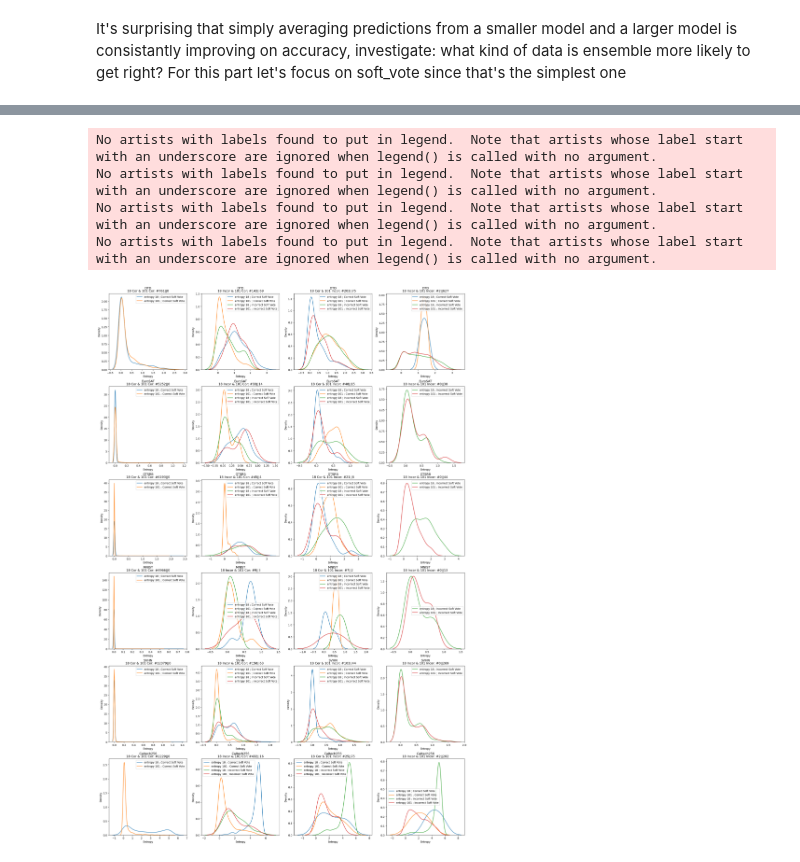
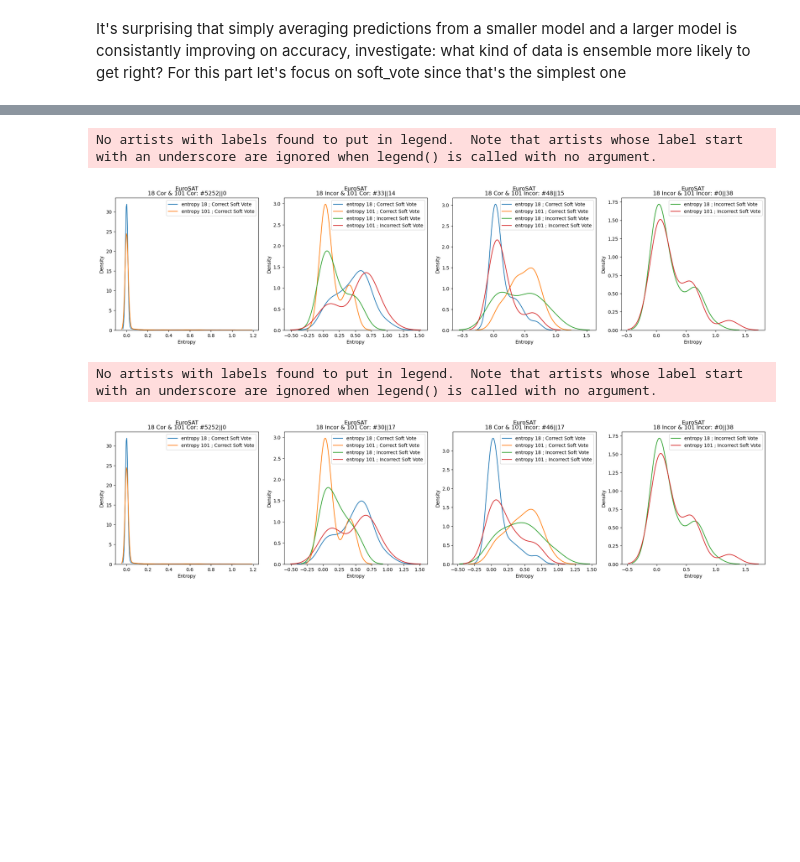
Before and after one commit to TimothyZG/wliura2024, a Jupyter notebook: Analysis/04-ensemble.ipynb, the cells around one changed output, grey strips where cells are left out. Drawn from its saved outputs; the diff is of its cells as text; code cells hidden in the pictures; blank space fills up the shorter version.

```diff
--- a/Analysis/04-ensemble.ipynb
+++ b/Analysis/04-ensemble.ipynb
@@ -68,10 +68,10 @@ for i, ds in enumerate(datasets):
     pred["kl_sqr_weighted_vote"] = vec_weighted_vote(df18, df101, unc_pred["kl_101_18"]**2, unc_pred["kl_18_101"]**2)
     pred["kl_times_ent_weighted_vote"] = vec_weighted_vote(df18, df101, unc_pred["kl_101_18"]*unc_pred["ent_101"], unc_pred["kl_18_101"]*unc_pred["ent_18"])
     ax = axes[i // ncol, i % ncol]
-    barplot(pred,ds,ax)
+    barplot_acc(pred,ds,ax)
 plt.subplots_adjust(hspace=1)
 plt.suptitle("Ensemble Methods Accuracy across Datasets")
-plt.savefig("artifacts/ensemble.png")
+plt.savefig(f"artifacts/{nbn}ensemble.png")
 plt.show()
 # %% [output]
 [figure]
@@ -80,3 +172,4 @@ It's surprising that simply averaging predictions from a smaller model and a lar
 For this part let's focus on soft_vote since that's the simplest one
 # %%
 datasets = ["DTD","EuroSAT","GTSRB","MNIST","SVHN","Caltech256"]
+datasets = ["EuroSAT"]
@@ -160,16 +198,16 @@ def plot_kde(ax, data, title, label_suffix=''):
     ax.set_xlabel('Entropy')
     ax.set_ylabel('Density')
 # %%
-def plot_predictions(pred, unc_pred, axes_row):
+def plot_predictions(pred, unc_pred, axes_row, ens_method):
     conditions = [
-        (pred["pred18"] == pred["target"]) & (pred["pred101"] == pred["target"]) & (pred["soft_vote"] == pred["target"]),
-        (pred["pred18"] != pred["target"]) & (pred["pred101"] == pred["target"]) & (pred["soft_vote"] == pred["target"]),
-        (pred["pred18"] == pred["target"]) & (pred["pred101"] != pred["target"]) & (pred["soft_vote"] == pred["target"]),
-        (pred["pred18"] != pred["target"]) & (pred["pred101"] != pred["target"]) & (pred["soft_vote"] == pred["target"]),
-        (pred["pred18"] == pred["target"]) & (pred["pred101"] == pred["target"]) & (pred["soft_vote"] != pred["target"]),
-        (pred["pred18"] != pred["target"]) & (pred["pred101"] == pred["target"]) & (pred["soft_vote"] != pred["target"]),
-        (pred["pred18"] == pred["target"]) & (pred["pred101"] != pred["target"]) & (pred["soft_vote"] != pred["target"]),
-        (pred["pred18"] != pred["target"]) & (pred["pred101"] != pred["target"]) & (pred["soft_vote"] != pred["target"])
+        (pred["pred18"] == pred["target"]) & (pred["pred101"] == pred["target"]) & (pred[ens_method] == pred["target"]),
+        (pred["pred18"] != pred["target"]) & (pred["pred101"] == pred["target"]) & (pred[ens_method] == pred["target"]),
+        (pred["pred18"] == pred["target"]) & (pred["pred101"] != pred["target"]) & (pred[ens_method] == pred["target"]),
+        (pred["pred18"] != pred["target"]) & (pred["pred101"] != pred["target"]) & (pred[ens_method] == pred["target"]),
+        (pred["pred18"] == pred["target"]) & (pred["pred101"] == pred["target"]) & (pred[ens_method] != pred["target"]),
+        (pred["pred18"] != pred["target"]) & (pred["pred101"] == pred["target"]) & (pred[ens_method] != pred["target"]),
+        (pred["pred18"] == pred["target"]) & (pred["pred101"] != pred["target"]) & (pred[ens_method] != pred["target"]),
+        (pred["pred18"] != pred["target"]) & (pred["pred101"] != pred["target"]) & (pred[ens_method] != pred["target"])
     ]
 
     titles = [
@@ -187,25 +225,41 @@ def plot_predictions(pred, unc_pred, axes_row):
         condition = conditions[i + 4]
         filtered_unc_pred = unc_pred[condition]
         plot_kde(ax, filtered_unc_pred, temp_title+"||"+str(filtered_unc_pred.shape[0]), label_suffix='; Incorrect Soft Vote')
+# %%
+fig, axes = plt.subplots(len(datasets), 4, figsize=(20, 5 * len(datasets)))
+
+# If there's only one dataset, axes will not be a 2D array, so handle that case
+if len(datasets) == 1:
+    axes = [axes]
+
+for i, ds in enumerate(datasets):
+    df18, df101, label, pred, unc_pred = load_data(ds)
+    plot_predictions(pred, unc_pred, axes[i], "soft_vote(avg-softmax)")
+    for ax in axes[i]:
+        ax.text(0.5, 1.05, ds, transform=ax.transAxes, ha='center', va='bottom', fontsize='large')
+
+plt.tight_layout()
+plt.savefig(f"artifacts/{nbn}entropy_conditioned_on_ensemble.png")
+# plt.show()
+# %% [output]
+No artists with labels found to put in legend.  Note that artists whose label start with an underscore are ignored when legend() is called with no argument.
+[figure, added]
 # %%
 fig, axes = plt.subplots(len(datasets), 4, figsize=(20, 5 * len(datasets)))
 
 # If there's only one dataset, axes will not be a 2D array, so handle that case
 if len(datasets) == 1:
     axes = [axes]
 
 for i, ds in enumerate(datasets):
     df18, df101, label, pred, unc_pred = load_data(ds)
-    plot_predictions(pred, unc_pred, axes[i])
+    plot_predictions(pred, unc_pred, axes[i], "ent_pow_kl_weighted_vote")
     for ax in axes[i]:
         ax.text(0.5, 1.05, ds, transform=ax.transAxes, ha='center', va='bottom', fontsize='large')
 
 plt.tight_layout()
-plt.savefig("artifacts/entropy_conditioned_on_ensemble.png")
+# plt.savefig(f"artifacts/{nbn}entropy_conditioned_on_ensemble.png")
 plt.show()
 # %% [output]
 No artists with labels found to put in legend.  Note that artists whose label start with an underscore are ignored when legend() is called with no argument.
-No artists with labels found to put in legend.  Note that artists whose label start with an underscore are ignored when legend() is called with no argument.
-No artists with labels found to put in legend.  Note that artists whose label start with an underscore are ignored when legend() is called with no argument.
-No artists with labels found to put in legend.  Note that artists whose label start with an underscore are ignored when legend() is called with no argument.
-[figure, old version]
+[figure, new version]
```
Also changed, not shown: parts of 7 cells of this notebook, 24 other files.
